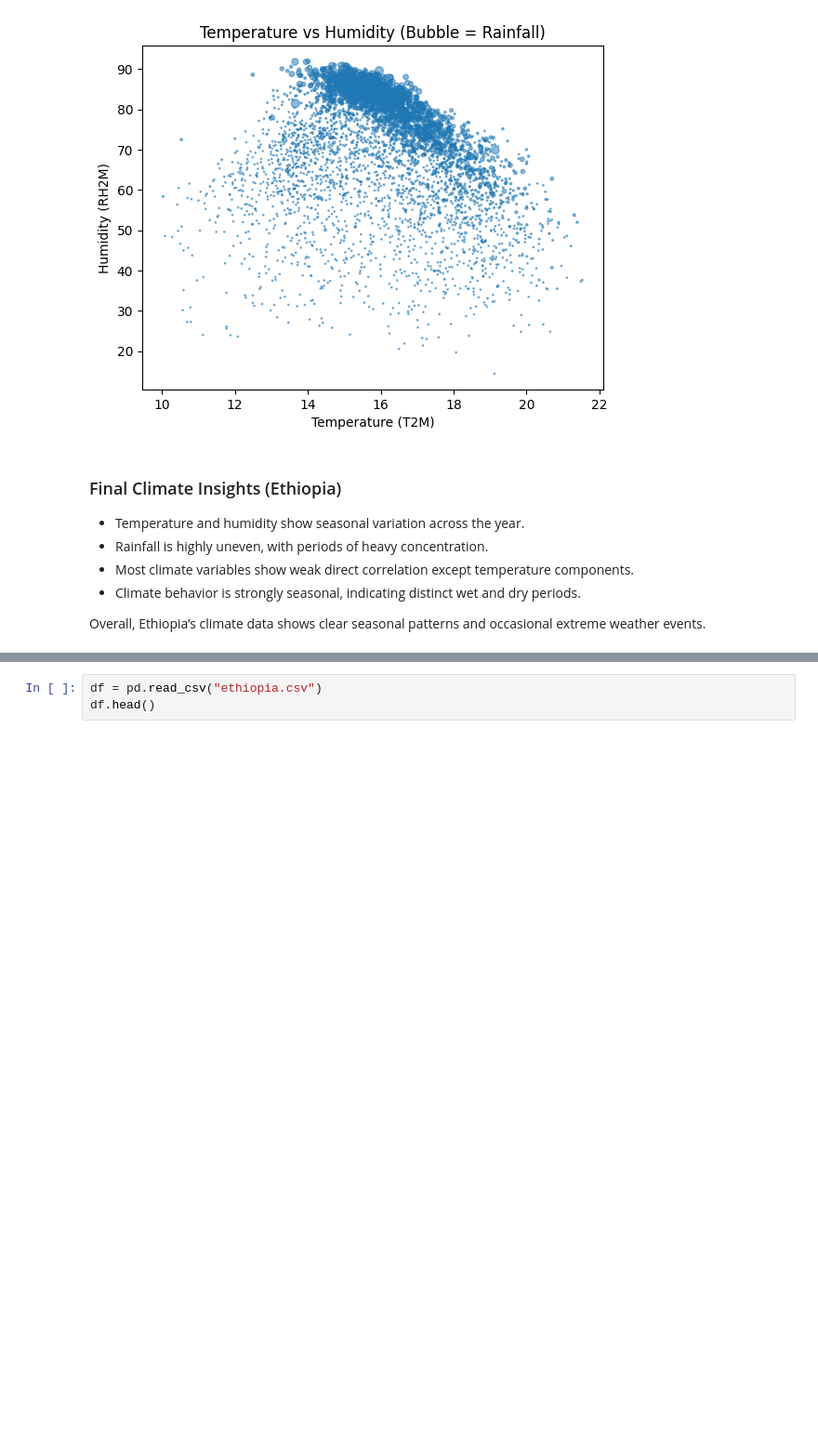
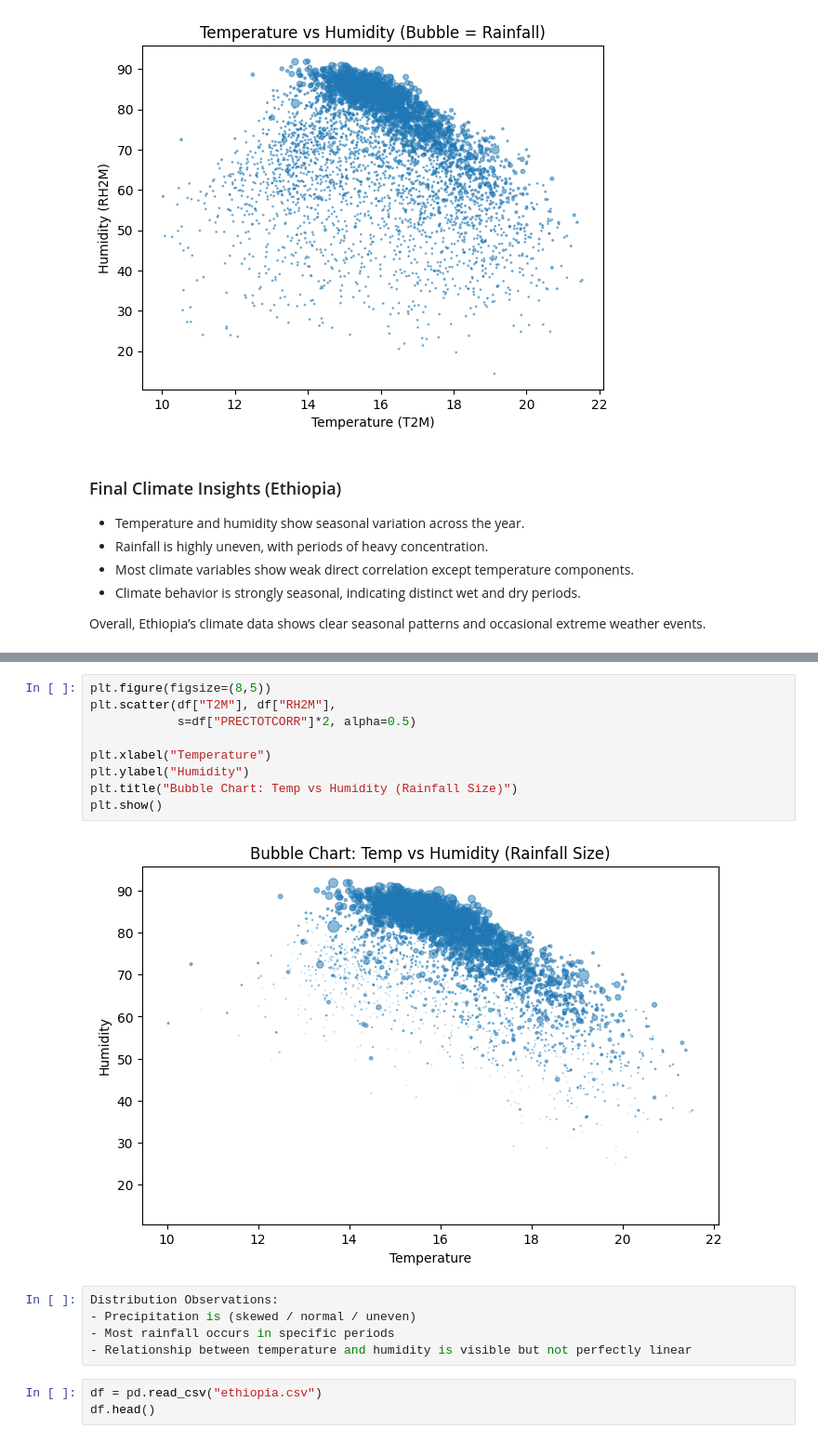
Before and after one commit to Benareyo/climate-challenge-week0, a Jupyter notebook: notebooks/ethiopia_eda.ipynb, the cells around one changed output, grey strips where cells are left out. Shown at 93% size. Drawn from its saved outputs; the diff is of its cells as text; blank space fills up the shorter version.

```diff
--- a/notebooks/ethiopia_eda.ipynb
+++ b/notebooks/ethiopia_eda.ipynb
@@ -283,3 +321,19 @@ Overall, Ethiopia’s climate data shows clear seasonal patterns and occasional
+# %%
+plt.figure(figsize=(8,5))
+plt.scatter(df["T2M"], df["RH2M"],
+            s=df["PRECTOTCORR"]*2, alpha=0.5)
+
+plt.xlabel("Temperature")
+plt.ylabel("Humidity")
+plt.title("Bubble Chart: Temp vs Humidity (Rainfall Size)")
+plt.show()
+# %% [output]
+[figure, added]
+# %%
+Distribution Observations:
+- Precipitation is (skewed / normal / uneven)
+- Most rainfall occurs in specific periods
+- Relationship between temperature and humidity is visible but not perfectly linear
 # %%
 df = pd.read_csv("ethiopia.csv")
 df.head()
```
Also changed, not shown: parts of 4 cells of this notebook.
